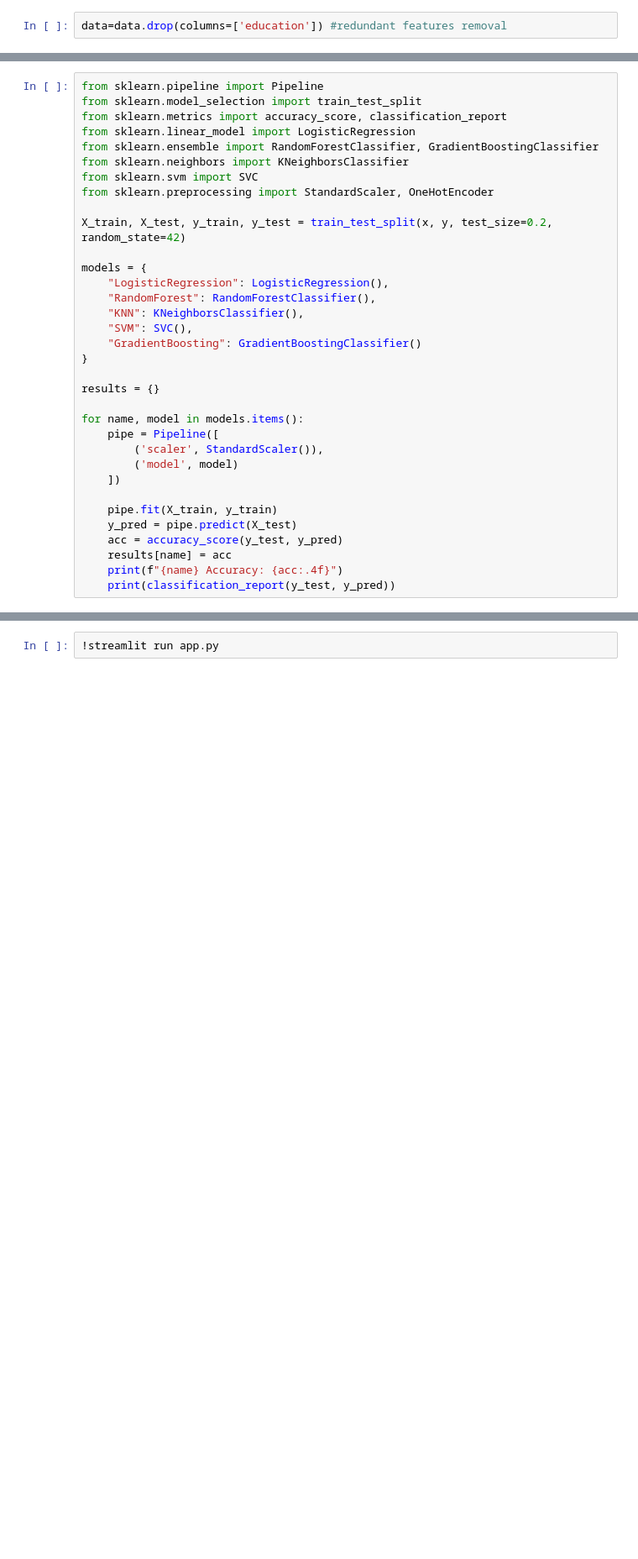
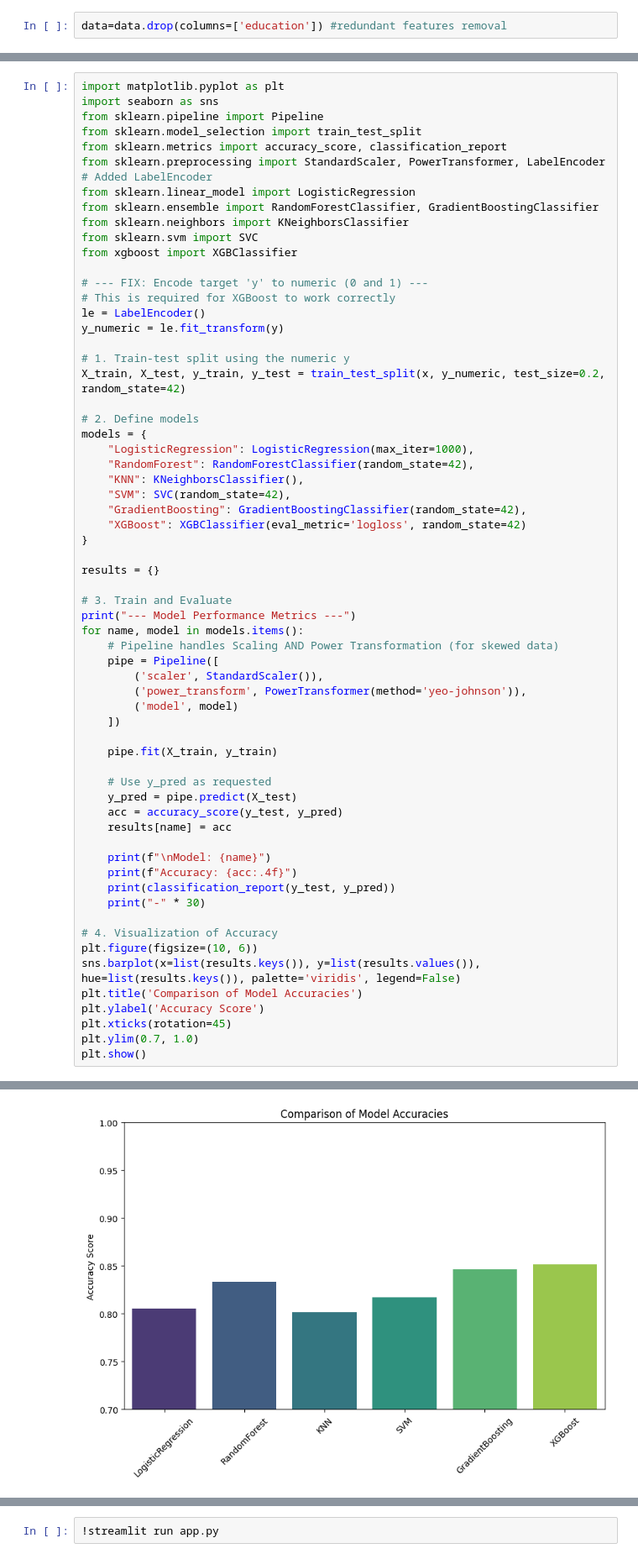
Before and after one commit to Vasanth1815/Employee_salary_prediction, a Jupyter notebook: employee salary prediction.ipynb, the cells around one changed output, grey strips where cells are left out. Shown at 84% size. Saved outputs shown, nothing was run; the diff lists cells and outputs as text; blank space fills up the shorter version.

Commit message:
Updated model with PowerTransformer and improved cleaning

```diff
--- a/employee salary prediction.ipynb
+++ b/employee salary prediction.ipynb
@@ -279,35 +355,64 @@ x
 # %%
+import matplotlib.pyplot as plt
+import seaborn as sns
 from sklearn.pipeline import Pipeline
 from sklearn.model_selection import train_test_split
 from sklearn.metrics import accuracy_score, classification_report
+from sklearn.preprocessing import StandardScaler, PowerTransformer, LabelEncoder # Added LabelEncoder
 from sklearn.linear_model import LogisticRegression
 from sklearn.ensemble import RandomForestClassifier, GradientBoostingClassifier
 from sklearn.neighbors import KNeighborsClassifier
 from sklearn.svm import SVC
-from sklearn.preprocessing import StandardScaler, OneHotEncoder
+from xgboost import XGBClassifier
 
-X_train, X_test, y_train, y_test = train_test_split(x, y, test_size=0.2, random_state=42)
+# --- FIX: Encode target 'y' to numeric (0 and 1) ---
+# This is required for XGBoost to work correctly
+le = LabelEncoder()
+y_numeric = le.fit_transform(y)
 
+# 1. Train-test split using the numeric y
+X_train, X_test, y_train, y_test = train_test_split(x, y_numeric, test_size=0.2, random_state=42)
+
+# 2. Define models
 models = {
-    "LogisticRegression": LogisticRegression(),
-    "RandomForest": RandomForestClassifier(),
+    "LogisticRegression": LogisticRegression(max_iter=1000),
+    "RandomForest": RandomForestClassifier(random_state=42),
     "KNN": KNeighborsClassifier(),
-    "SVM": SVC(),
-    "GradientBoosting": GradientBoostingClassifier()
+    "SVM": SVC(random_state=42),
+    "GradientBoosting": GradientBoostingClassifier(random_state=42),
+    "XGBoost": XGBClassifier(eval_metric='logloss', random_state=42)
 }
 
 results = {}
 
+# 3. Train and Evaluate
+print("--- Model Performance Metrics ---")
 for name, model in models.items():
+    # Pipeline handles Scaling AND Power Transformation (for skewed data)
     pipe = Pipeline([
         ('scaler', StandardScaler()),
+        ('power_transform', PowerTransformer(method='yeo-johnson')),
         ('model', model)
     ])
 
     pipe.fit(X_train, y_train)
+
+    # Use y_pred as requested
     y_pred = pipe.predict(X_test)
     acc = accuracy_score(y_test, y_pred)
     results[name] = acc
-    print(f"{name} Accuracy: {acc:.4f}")
+
+    print(f"\nModel: {name}")
+    print(f"Accuracy: {acc:.4f}")
     print(classification_report(y_test, y_pred))
+    print("-" * 30)
+
+# 4. Visualization of Accuracy
+plt.figure(figsize=(10, 6))
+sns.barplot(x=list(results.keys()), y=list(results.values()), hue=list(results.keys()), palette='viridis', legend=False)
+plt.title('Comparison of Model Accuracies')
+plt.ylabel('Accuracy Score')
+plt.xticks(rotation=45)
+plt.ylim(0.7, 1.0)
+plt.show()
 # %% [output]
@@ -331,3 +436,4 @@ weighted avg       0.85      0.86      0.85      9344
+[figure, added]
 # %%
 import matplotlib.pyplot as plt
 plt.bar(results.keys(), results.values(), color='skyblue')
```
Also changed, not shown: parts of 10 cells of this notebook, 2 other files.
